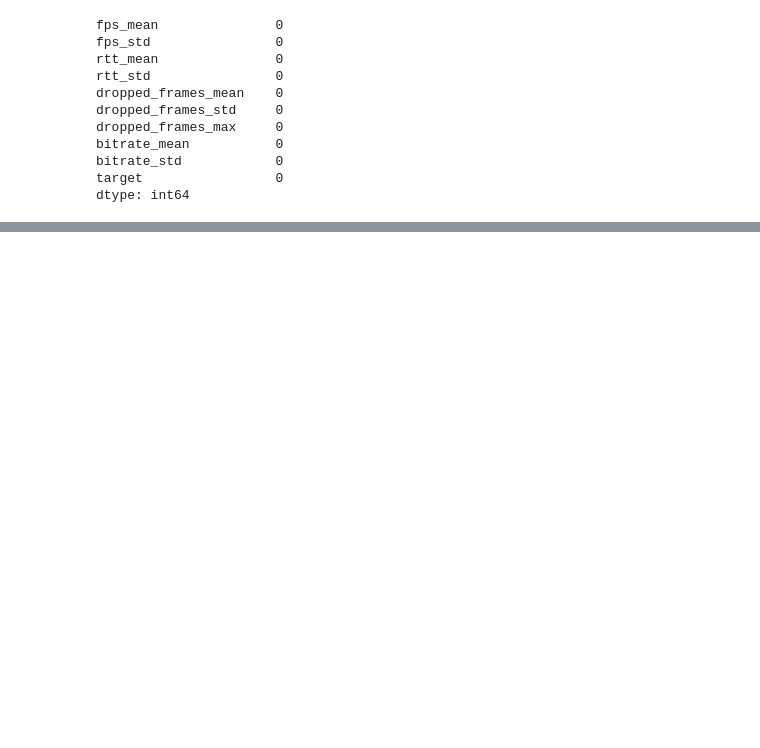
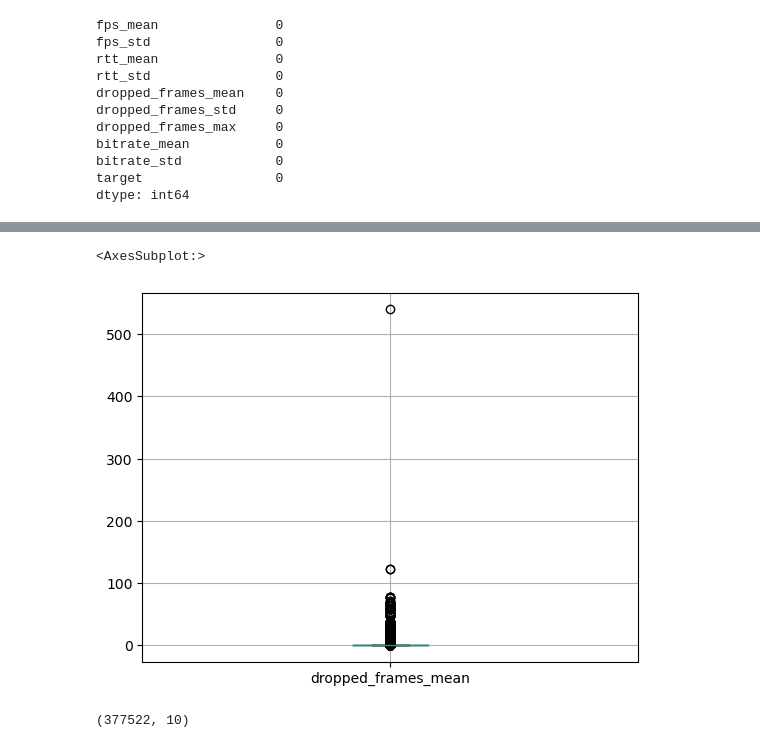
Before and after one commit to dslvt/ml-assignment-1, a Jupyter notebook: EDA.ipynb, the cells around one changed output, grey strips where cells are left out. Cells and saved outputs as stored; diff of their text form; code cells hidden in the pictures; blank space fills up the shorter version.

```diff
--- a/EDA.ipynb
+++ b/EDA.ipynb
@@ -74,0 +112,10 @@ dtype: int64
+# %%
+bitrate_train.boxplot(column='dropped_frames_mean')
+# %% [output]
+<AxesSubplot:>
+[figure, added]
+# %%
+bitrate_train = bitrate_train[bitrate_train['dropped_frames_mean'] < 100]
+bitrate_train.shape
+# %% [output]
+(377522, 10)
```
Also changed, not shown: parts of 19 cells of this notebook, 4 other files.
